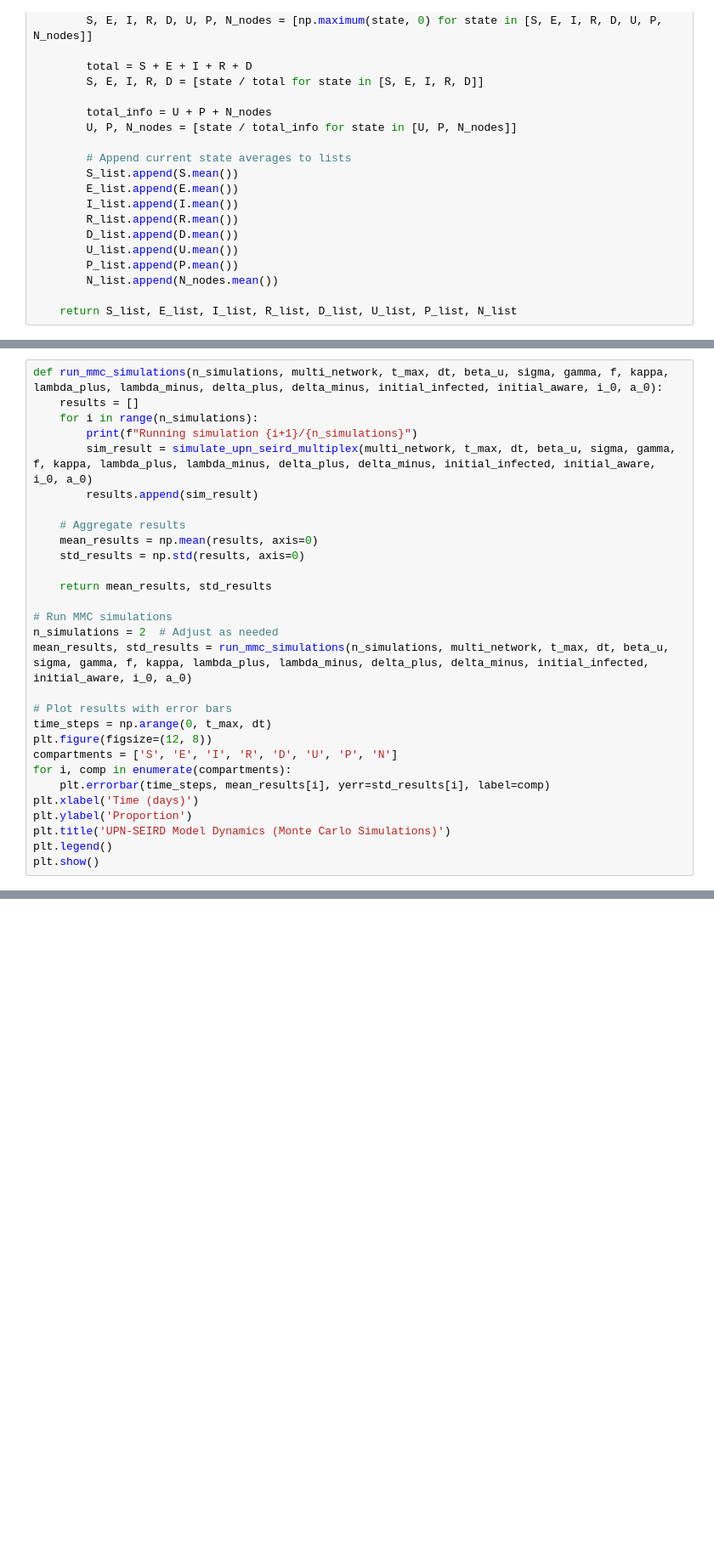
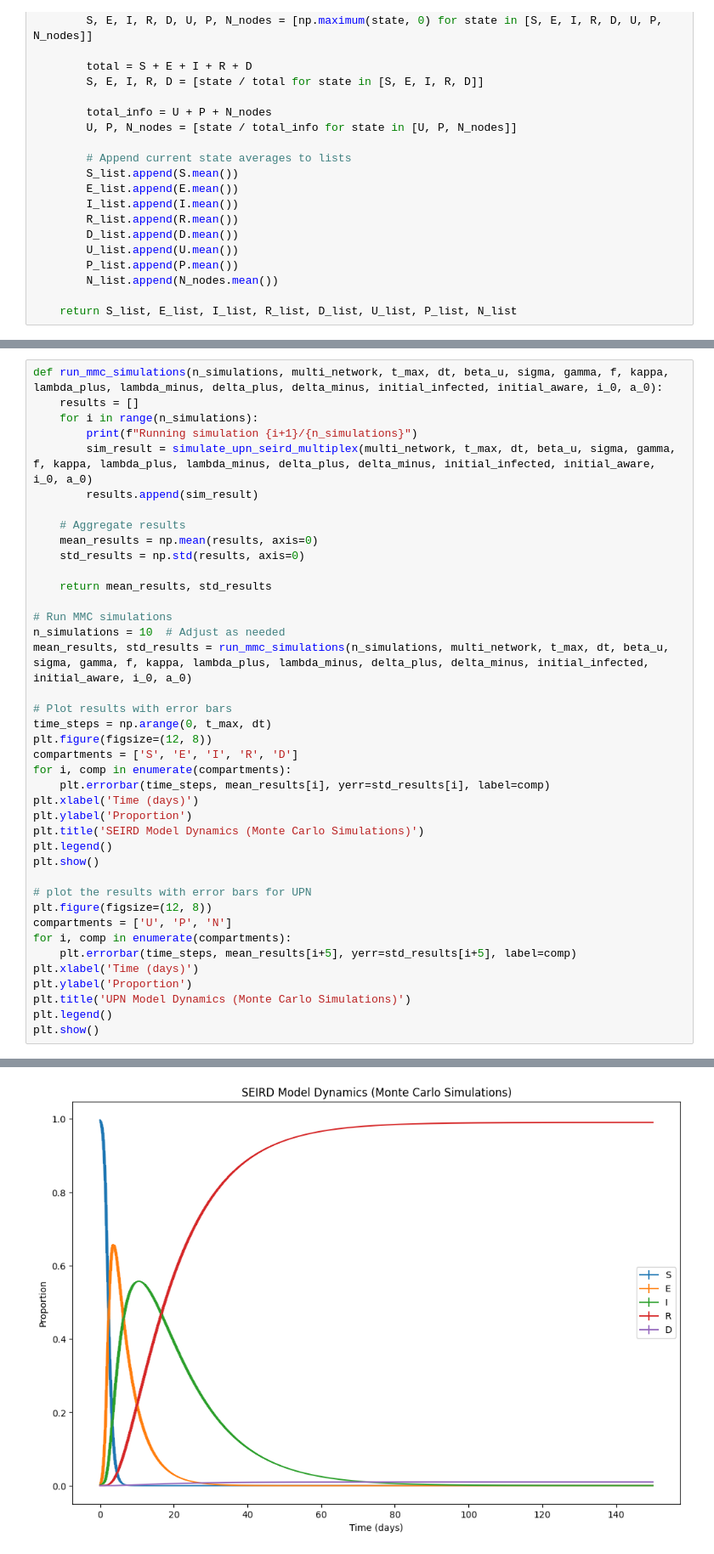
Before and after one commit to gh0stintheshe11/UPN-SEIRD-Model, a Jupyter notebook: upn_seird_seperate.ipynb, the cells around one changed output, grey strips where cells are left out. Shown at 85% size. Saved outputs shown, nothing was run; the diff lists cells and outputs as text; blank space fills up the shorter version.

```diff
--- a/upn_seird_seperate.ipynb
+++ b/upn_seird_seperate.ipynb
@@ -470,17 +613,29 @@ def run_mmc_simulations(n_simulations, multi_network, t_max, dt, beta_u, sigma,
     return mean_results, std_results
 
 # Run MMC simulations
-n_simulations = 2  # Adjust as needed
+n_simulations = 10  # Adjust as needed
 mean_results, std_results = run_mmc_simulations(n_simulations, multi_network, t_max, dt, beta_u, sigma, gamma, f, kappa, lambda_plus, lambda_minus, delta_plus, delta_minus, initial_infected, initial_aware, i_0, a_0)
 
 # Plot results with error bars
 time_steps = np.arange(0, t_max, dt)
 plt.figure(figsize=(12, 8))
-compartments = ['S', 'E', 'I', 'R', 'D', 'U', 'P', 'N']
+compartments = ['S', 'E', 'I', 'R', 'D']
 for i, comp in enumerate(compartments):
     plt.errorbar(time_steps, mean_results[i], yerr=std_results[i], label=comp)
 plt.xlabel('Time (days)')
 plt.ylabel('Proportion')
-plt.title('UPN-SEIRD Model Dynamics (Monte Carlo Simulations)')
+plt.title('SEIRD Model Dynamics (Monte Carlo Simulations)')
 plt.legend()
 plt.show()
+
+# plot the results with error bars for UPN
+plt.figure(figsize=(12, 8))
+compartments = ['U', 'P', 'N']
+for i, comp in enumerate(compartments):
+    plt.errorbar(time_steps, mean_results[i+5], yerr=std_results[i+5], label=comp)
+plt.xlabel('Time (days)')
+plt.ylabel('Proportion')
+plt.title('UPN Model Dynamics (Monte Carlo Simulations)')
+plt.legend()
+plt.show()
+# %% [output]
@@ -486,0 +659 @@ plt.show()
+[figure, added]
```
Also changed, not shown: parts of 7 cells of this notebook.
